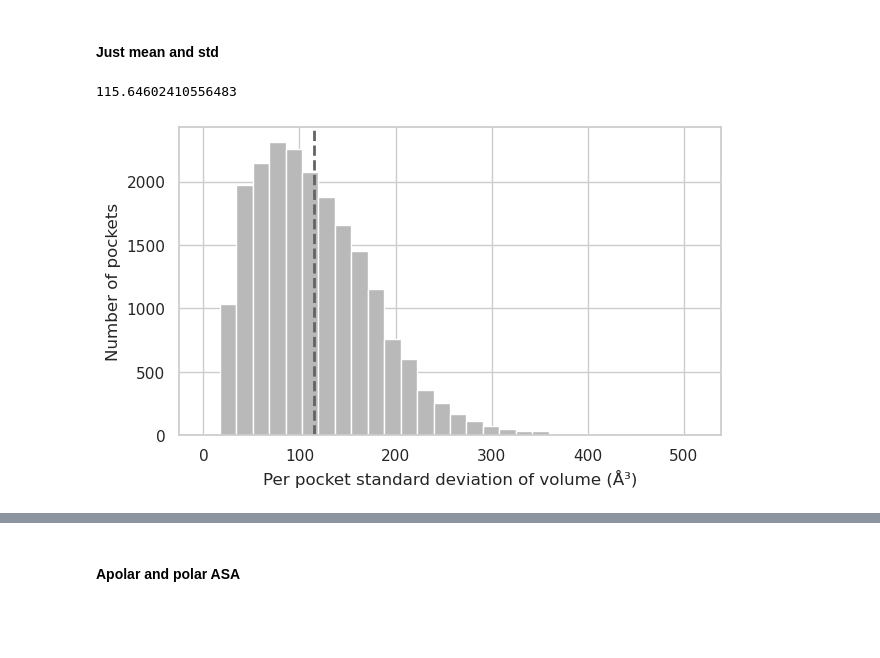
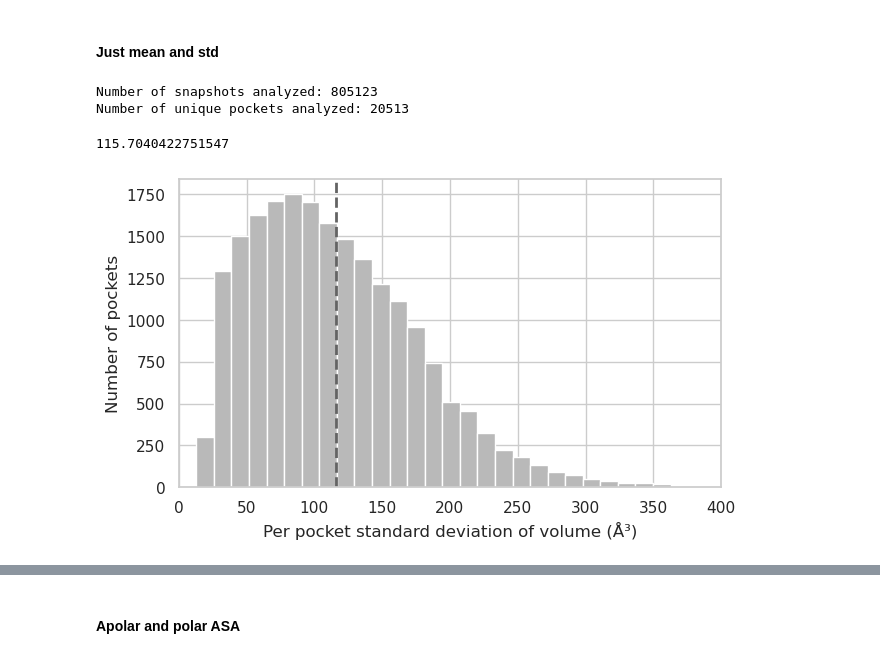
Before and after one commit to alexpergar-phd/pocket_project, a Jupyter notebook: 05_pocket_stats/pocket_stats.ipynb, the cells around one changed output, grey strips where cells are left out. Drawn from its saved outputs; the diff is of its cells as text; code cells hidden in the pictures; blank space fills up the shorter version.

Commit message:
updated stats numbers

```diff
--- a/05_pocket_stats/pocket_stats.ipynb
+++ b/05_pocket_stats/pocket_stats.ipynb
@@ -390,22 +285,29 @@ df_means[df_means['traj_id'] == 10202]
 # %% [markdown]
 #### Just mean and std
 # %%
-df = pd.read_csv('pocket_descriptors.csv')
+df = pd.read_csv('/home/alex/sshfs_mountpoints/verde/Documents/pocket_tool/results/05_pocket_stats/pocket_descriptors.csv')
 # Add the frame number (it was missing when generating the CSV)
 df['frame'] = df.groupby(['dyn_id', 'traj_id', 'pocket_id']).cumcount()
 
 df_mean = df.groupby(['dyn_id', 'traj_id', 'pocket_id']).mean().reset_index()
 df_std = df.groupby(['dyn_id', 'traj_id', 'pocket_id']).std().reset_index()
+# %%
+print("Number of snapshots analyzed:", len(df[df['pocket_id'] == 0]))
+print("Number of unique pockets analyzed:", len(df[df['frame'] == 0]))
+# %% [output]
+Number of snapshots analyzed: 805123
+Number of unique pockets analyzed: 20513
 # %%
 plt.figure(figsize=(7, 4))
 sns.set(style="whitegrid")
-plt.hist(df_std['pock_volume'], bins=30, color="#B9B9B9")
+plt.hist(df_std['pock_volume'], bins=50, color="#B9B9B9")
 plt.axvline(df_std['pock_volume'].mean(), color='#636363', linestyle='dashed', linewidth=2)
 # plt.axvline(0, color='grey', linestyle='solid', linewidth=2)
 plt.xlabel("Per pocket standard deviation of volume (Å³)")
 plt.ylabel("Number of pockets")
-plt.savefig('/home/alex/Documents/pocket_tool/docs/figures/raw/pocket_volume_std_distribution.svg')
+plt.xlim(0,400)
+plt.savefig('/home/alex/sshfs_mountpoints/verde/Documents/pocket_tool/docs/figures/raw/pocket_volume_std_distribution.svg')
 print(df_std['pock_volume'].mean())
 # %% [output]
-115.64602410556483
+115.7040422751547
-[figure, old version]
+[figure, new version]
```
Also changed, not shown: parts of 13 cells of this notebook.
